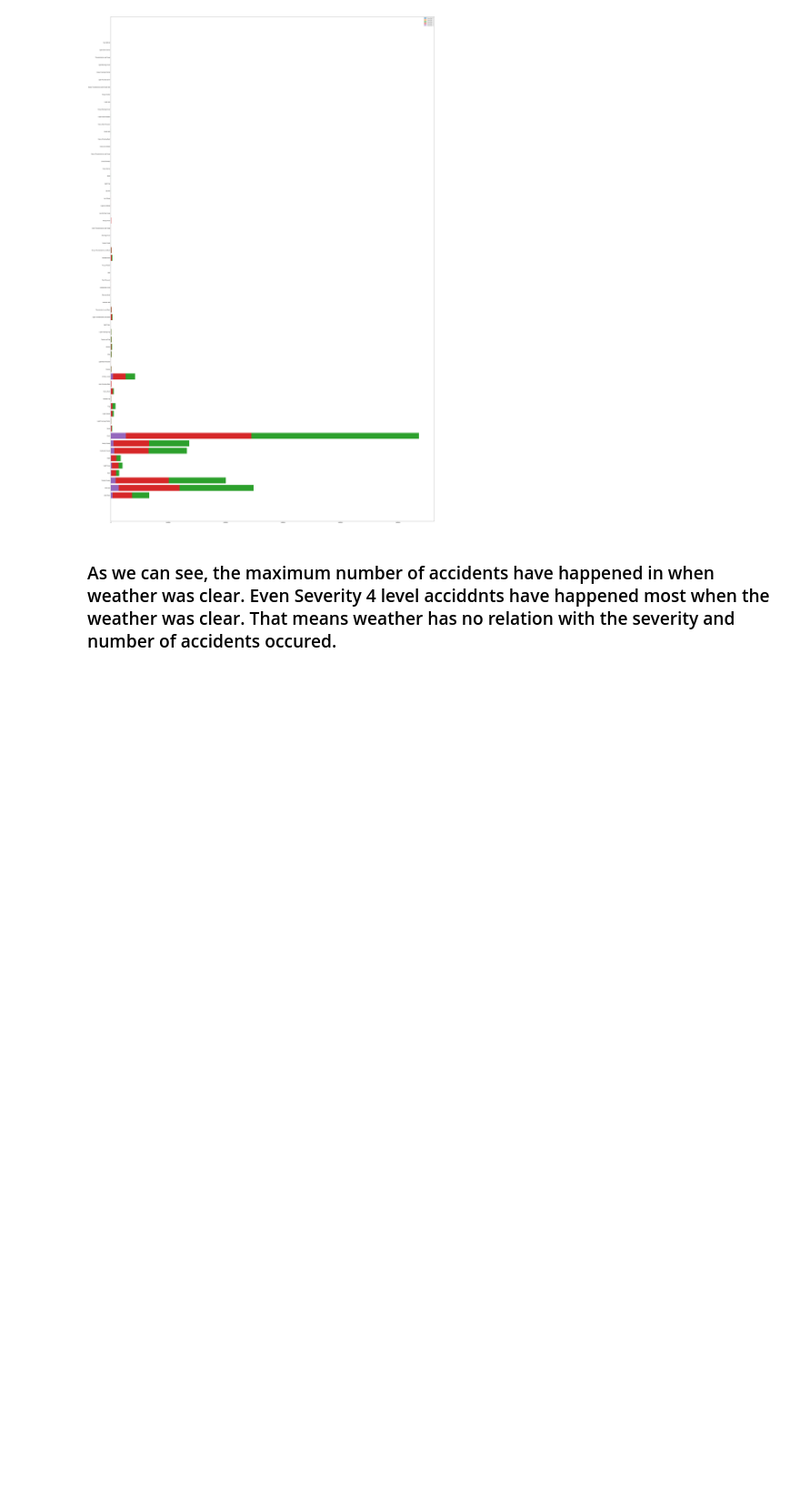
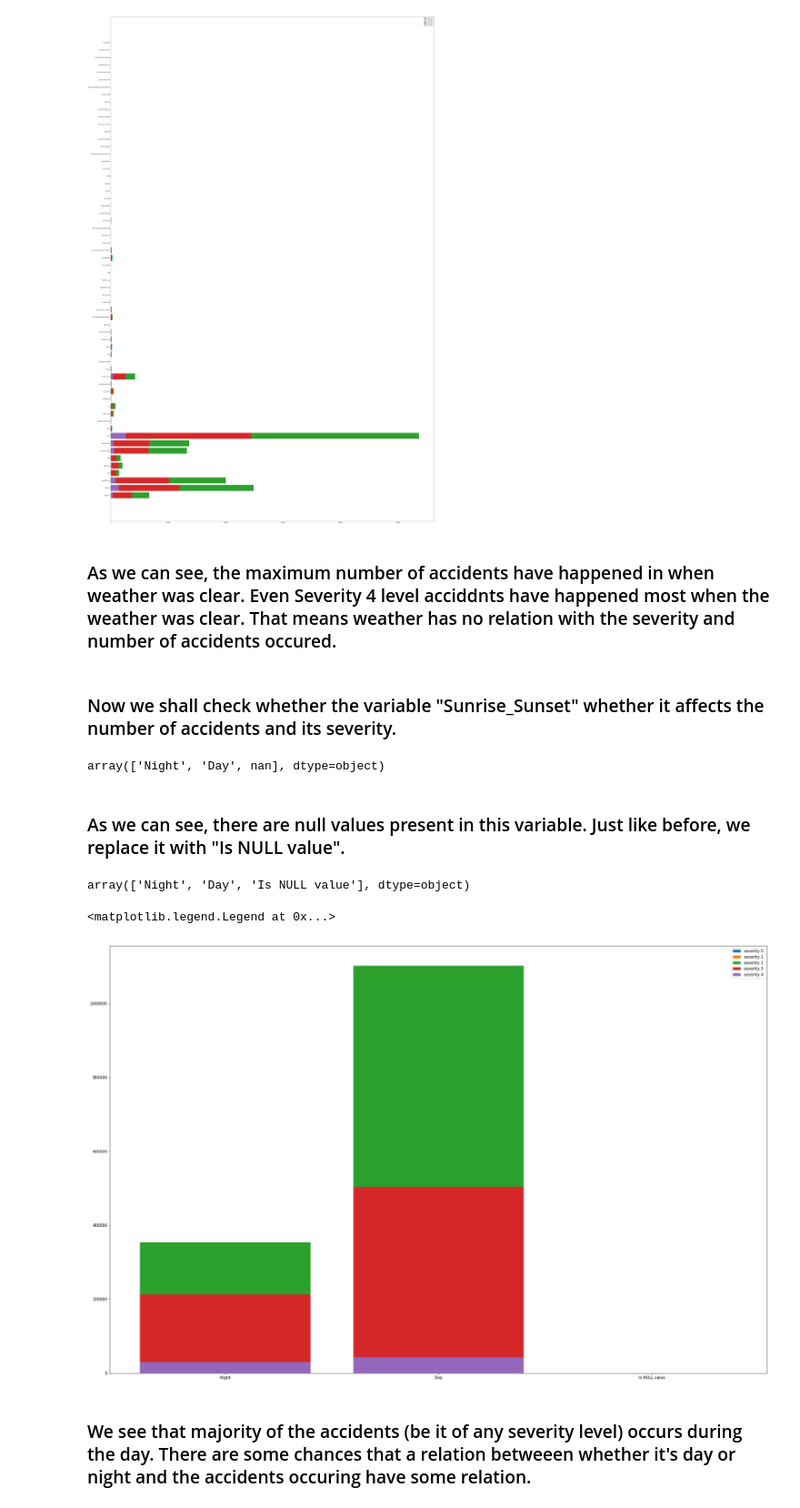
Before and after one commit to rahulmnair1997/US-Accidents-Data-Analysis, a Jupyter notebook: US-accidents.ipynb, the cells around one changed output. Shown at 91% size. Saved outputs shown, nothing was run; the diff lists cells and outputs as text; code cells hidden in the pictures; blank space fills up the shorter version.

```diff
--- a/US-accidents.ipynb
+++ b/US-accidents.ipynb
@@ -175,3 +175,43 @@ plt.legend()
 [figure]
 # %% [markdown]
 ### As we can see, the maximum number of accidents have happened in when weather was clear. Even Severity 4 level acciddnts have happened most when the weather was clear. That means weather has no relation with the severity and number of accidents occured.
+# %% [markdown]
+### Now we shall check whether the variable "Sunrise_Sunset" whether it affects the number of accidents and its severity.
+# %%
+sunrise_sunset = d['Sunrise_Sunset'].unique()
+sunrise_sunset
+# %% [output]
+array(['Night', 'Day', nan], dtype=object)
+# %% [markdown]
+### As we can see, there are null values present in this variable. Just like before, we replace it with "Is NULL value".
+# %%
+d['Sunrise_Sunset'] = d['Sunrise_Sunset'].replace(np.nan, 'Is NULL value')
+sunrise_sunset = d['Sunrise_Sunset'].unique()
+sunrise_sunset
+# %% [output]
+array(['Night', 'Day', 'Is NULL value'], dtype=object)
+# %%
+s_0 = []
+s_1 = []
+s_2 = []
+s_3 = []
+s_4 = []
+for i in sunrise_sunset:
+    s_0.append(d[(d['Severity'] == 0) & (d['Sunrise_Sunset'] == i)].count()['ID'])
+    s_1.append(d[(d['Severity'] == 1) & (d['Sunrise_Sunset'] == i)].count()['ID'])
+    s_2.append(d[(d['Severity'] == 2) & (d['Sunrise_Sunset'] == i)].count()['ID'])
+    s_3.append(d[(d['Severity'] == 3) & (d['Sunrise_Sunset'] == i)].count()['ID'])
+    s_4.append(d[(d['Severity'] == 4) & (d['Sunrise_Sunset'] == i)].count()['ID'])
+# %%
+plt.figure(figsize = (30,20))
+plt.bar(sunrise_sunset, s_0, label = "severity 0" )
+plt.bar(sunrise_sunset, s_1, label = "severity 1" )
+plt.bar(sunrise_sunset, s_2, label = "severity 2" )
+plt.bar(sunrise_sunset, s_3, label = "severity 3" )
+plt.bar(sunrise_sunset, s_4, label = "severity 4" )
+plt.legend()
+# %% [output]
+<matplotlib.legend.Legend at 0x...>
+[figure, added]
+# %% [markdown]
+### We see that majority of the accidents (be it of any severity level) occurs during the day. There are some chances that a relation betweeen whether it's day or night and the accidents occuring have some relation.
```
